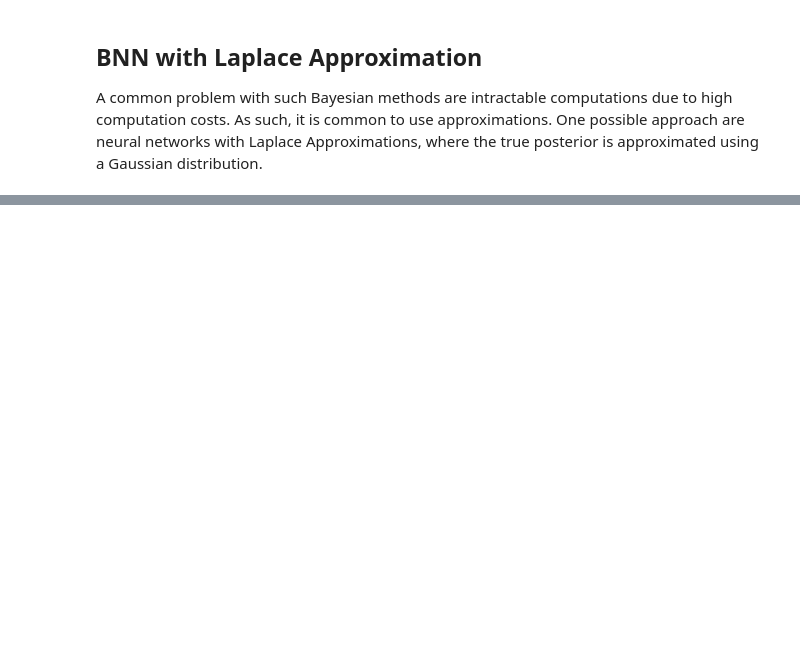
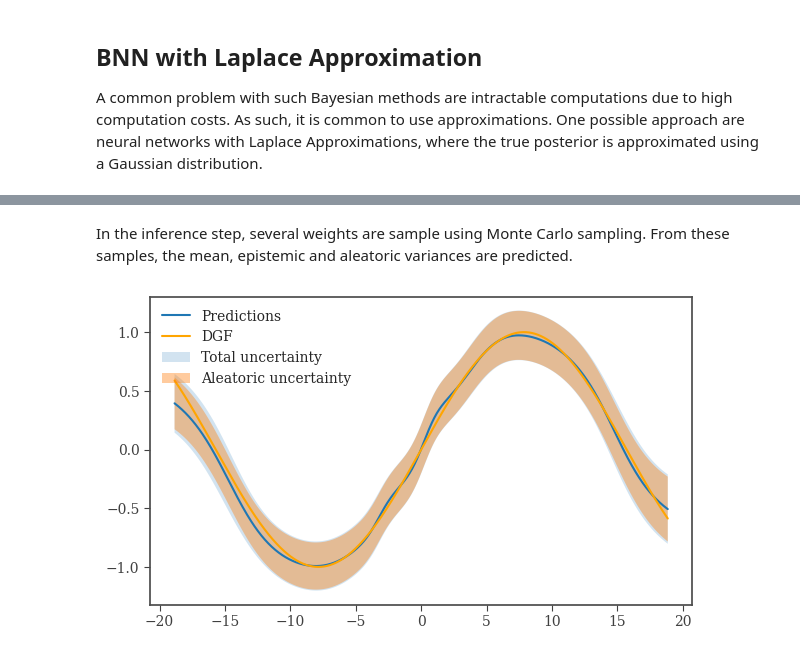
Before and after one commit to nicomu99/data-analysis, a Jupyter notebook: bayesian_deep_learning.ipynb, the cells around one changed output, grey strips where cells are left out. Drawn from its saved outputs; the diff is of its cells as text; code cells hidden in the pictures; blank space fills up the shorter version.

Commit message:
Implement NN with Variational Inference

```diff
--- a/bayesian_deep_learning.ipynb
+++ b/bayesian_deep_learning.ipynb
@@ -114,0 +117,15 @@ plt.show()
+# %%
+bnn_vi = BNNVI(x.shape[1])
+optimizer = Adam(bnn_vi.parameters(), lr=0.01)
+
+for epoch in range(1000):
+    optimizer.zero_grad()
+
+    y_mean, y_log_var = bnn_vi(x)
+
+    loss = negative_elbo(y_mean, y_log_var, y, bnn_vi.kl_divergence())
+    loss.backward()
+
+    optimizer.step()
+    if epoch % 100 == 0:
+        print(f"E{epoch}: Loss {loss.item():.4f}")
@@ -114,0 +143,31 @@ plt.show()
+# %% [markdown]
+In the inference step, several weights are sample using Monte Carlo sampling. From these samples, the mean, epistemic and aleatoric variances are predicted.
+# %%
+x_long = torch.from_numpy(x_numpy).to(torch.float32)
+
+y_pred, var_pred, total_var_pred = bnn_vi.predict(x_long)
+
+y_pred = y_pred.detach().numpy().ravel()
+var_pred = var_pred.detach().numpy().ravel()
+
+total_var = total_var_pred.detach().numpy().ravel()
+
+epistemic_var = total_var - var_pred
+epistemic_std = epistemic_var ** 0.5
+
+aleatoric_std = var_pred ** 0.5
+
+total_std = total_var ** 0.5
+# %%
+fig, ax = plt.subplots(figsize=(7, 4))
+
+ax.plot(x_numpy, y_pred, label="Predictions")
+ax.plot(x_numpy, np.sin(0.2 * x_numpy), label="DGF", color="orange")
+ax.fill_between(x_numpy.ravel(), y_pred - total_std, y_pred + total_std, alpha=0.2, label="Total uncertainty", )
+ax.fill_between(x_numpy.ravel(), y_pred - aleatoric_std, y_pred + aleatoric_std, alpha=0.4, label="Aleatoric uncertainty", )
+
+ax.legend()
+
+plt.show()
+# %% [output]
+[figure, added]
```
Also changed, not shown: parts of 8 cells of this notebook, 4 other files.
